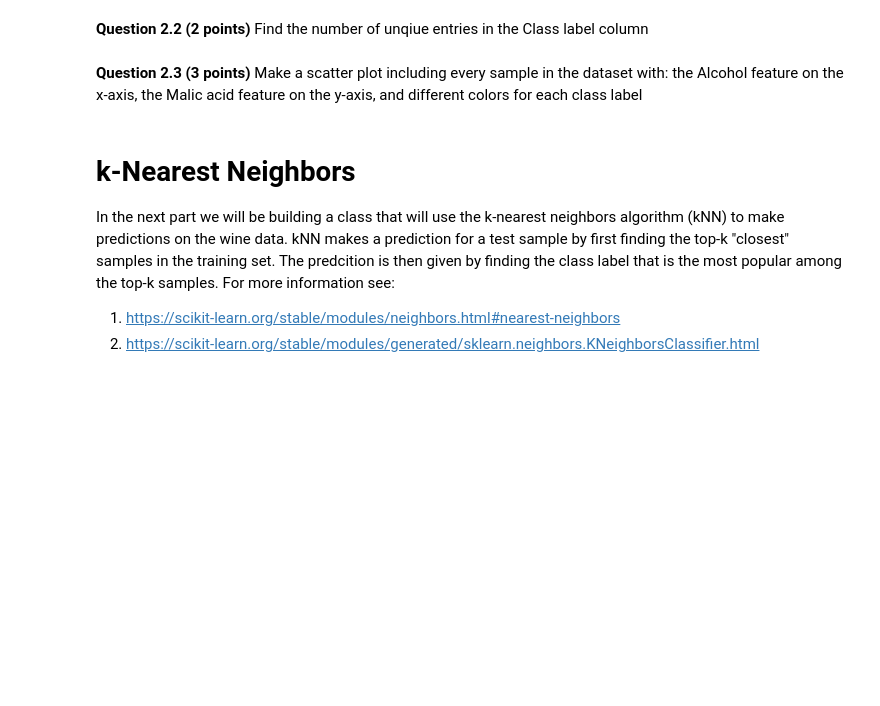
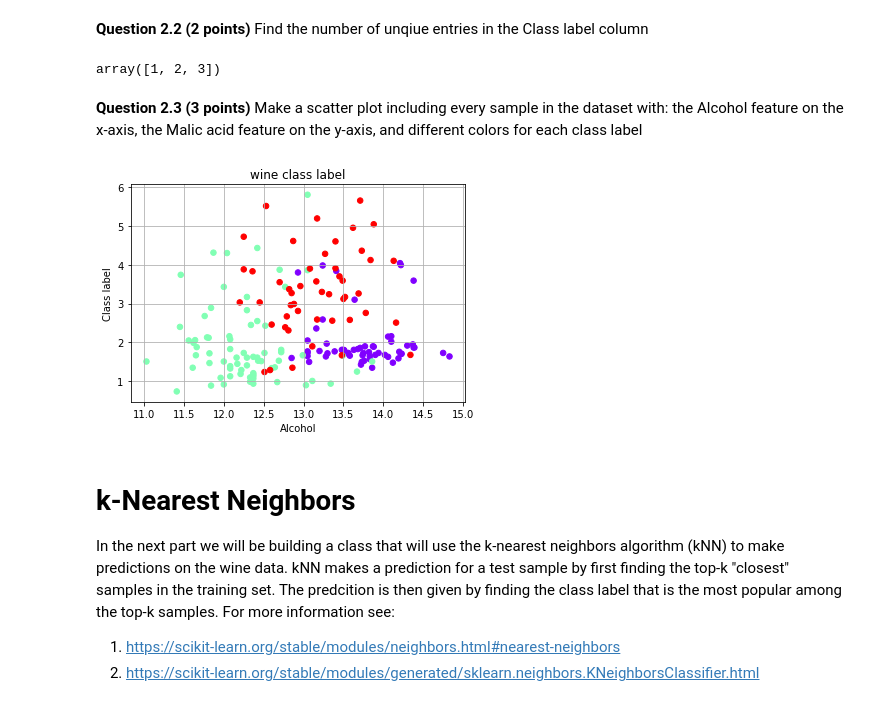
Before and after one commit to linhaoyan/cmse202-s20-turnin, a Jupyter notebook: temp/cmse202-s20-turnin/hw-05/HW-05_kNN-Haoyan Lin.ipynb, the cells around one changed output. Drawn from its saved outputs; the diff is of its cells as text; code cells hidden in the pictures; blank space fills up the shorter version.

```diff
--- a/temp/cmse202-s20-turnin/hw-05/HW-05_kNN-Haoyan Lin.ipynb
+++ b/temp/cmse202-s20-turnin/hw-05/HW-05_kNN-Haoyan Lin.ipynb
@@ -41,0 +40,6 @@ In this homework we will be woking with the wine dataset and building a k-neares
+# %%
+### Put your code here ###
+import pandas as pd
+
+wine = pd.read_csv('wine_data.csv', usecols=[0,1,2])
+wine.head()
@@ -43,5 +54,8 @@ In this homework we will be woking with the wine dataset and building a k-neares
 **Question 2.2 (2 points)** Find the number of unqiue entries in the Class label column
 # %%
 ### Put your code here ###
+wine['Class label'].unique()
+# %% [output]
+array([1, 2, 3])
 # %% [markdown]
 **Question 2.3 (3 points)** Make a scatter plot including every sample in the dataset with: the Alcohol feature on the x-axis, the Malic acid feature on the y-axis, and different colors for each class label
@@ -50,3 +62,16 @@ In this homework we will be woking with the wine dataset and building a k-neares
+# %%
+### Put your code here ###
+import matplotlib.pyplot as plt
+%matplotlib inline
+
+plt.scatter(wine['Alcohol'],wine['Malic acid'], c= wine['Class label'],s=30, cmap=plt.cm.rainbow)
+plt.xlabel('Alcohol')
+plt.ylabel('Class label')
+plt.title('wine class label')
+plt.grid()
+plt.show()
+# %% [output]
+[figure, added]
 # %% [markdown]
 # k-Nearest Neighbors
 
```
Also changed, not shown: parts of 11 cells of this notebook, 8 other files.
